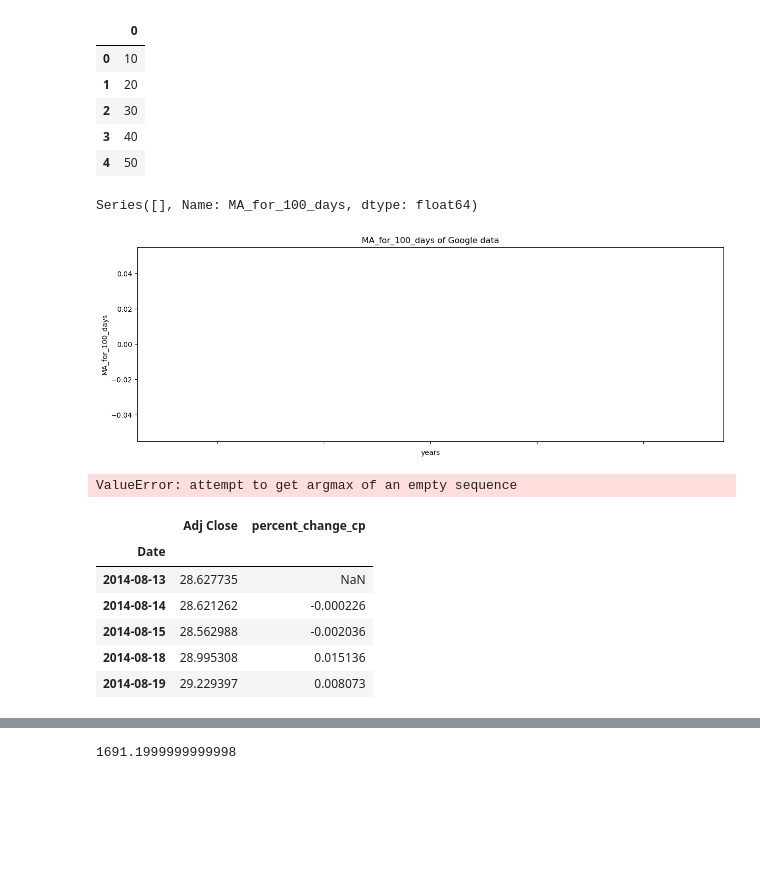
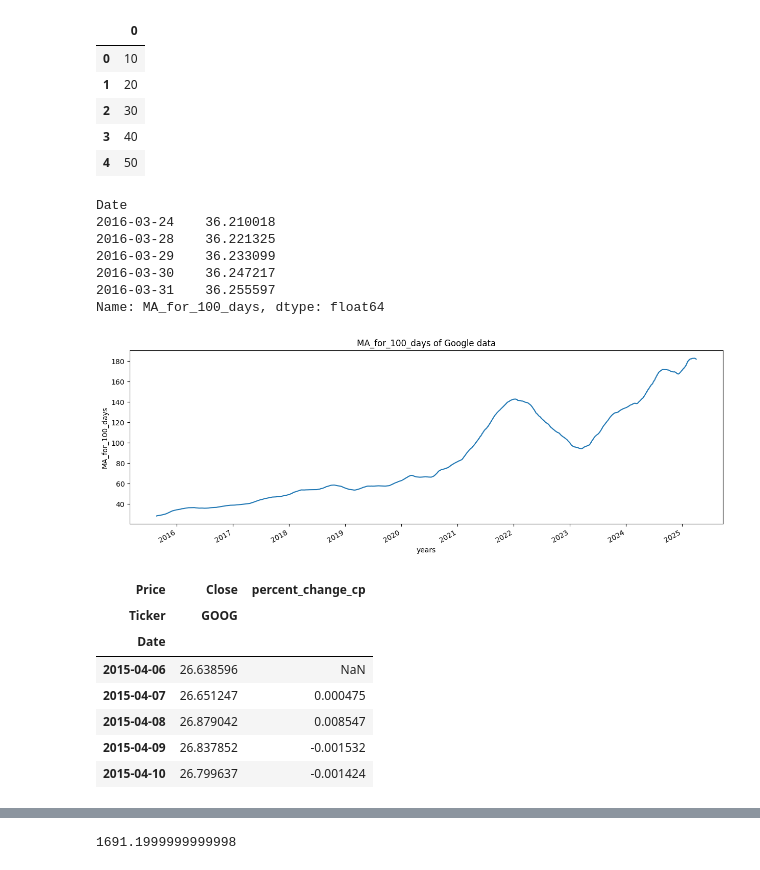
Before and after one commit to AbhinavVerma2000/StockPrice-Prediction, a Jupyter notebook: stock_price.ipynb, the cells around one changed output, grey strips where cells are left out. Cells and saved outputs as stored; diff of their text form; code cells hidden in the pictures; blank space fills up the shorter version.

```diff
--- a/stock_price.ipynb
+++ b/stock_price.ipynb
@@ -98,27 +102,32 @@ data.head()
 | 3 | 40 |
 | 4 | 50 |
 # %%
-google_data['MA_for_100_days'] = google_data['Adj Close'].rolling(100).mean()
+google_data['MA_for_100_days'] = google_data['Close'].rolling(100).mean()
 # %%
 google_data['MA_for_100_days'][0:250].tail()
 # %% [output]
-Series([], Name: MA_for_100_days, dtype: float64)
+Date
+2016-03-24    36.210018
+2016-03-28    36.221325
+2016-03-29    36.233099
+2016-03-30    36.247217
+2016-03-31    36.255597
+Name: MA_for_100_days, dtype: float64
 # %%
 plotgraph((15,5), google_data['MA_for_100_days'],'MA_for_100_days')
 # %% [output]
-[figure, old version]
+[figure, new version]
 # %%
-google_data['percent_change_cp'] = google_data['Adj Close'].pct_change()
+google_data['percent_change_cp'] = google_data['Close'].pct_change()
-# %% [output]
-ValueError: attempt to get argmax of an empty sequence
 # %%
-google_data[['Adj Close','percent_change_cp']].head()
+google_data[['Close','percent_change_cp']].head()
 # %% [output]
-|  | Adj Close | percent_change_cp |
+| Price | Close | percent_change_cp |
+| Ticker | GOOG |  |
 | Date |  |  |
-| 2014-08-13 | 28.627735 | NaN |
-| 2014-08-14 | 28.621262 | -0.000226 |
-| 2014-08-15 | 28.562988 | -0.002036 |
-| 2014-08-18 | 28.995308 | 0.015136 |
-| 2014-08-19 | 29.229397 | 0.008073 |
+| 2015-04-06 | 26.638596 | NaN |
+| 2015-04-07 | 26.651247 | 0.000475 |
+| 2015-04-08 | 26.879042 | 0.008547 |
+| 2015-04-09 | 26.837852 | -0.001532 |
+| 2015-04-10 | 26.799637 | -0.001424 |
 # %%
```
Also changed, not shown: parts of 18 cells of this notebook.
